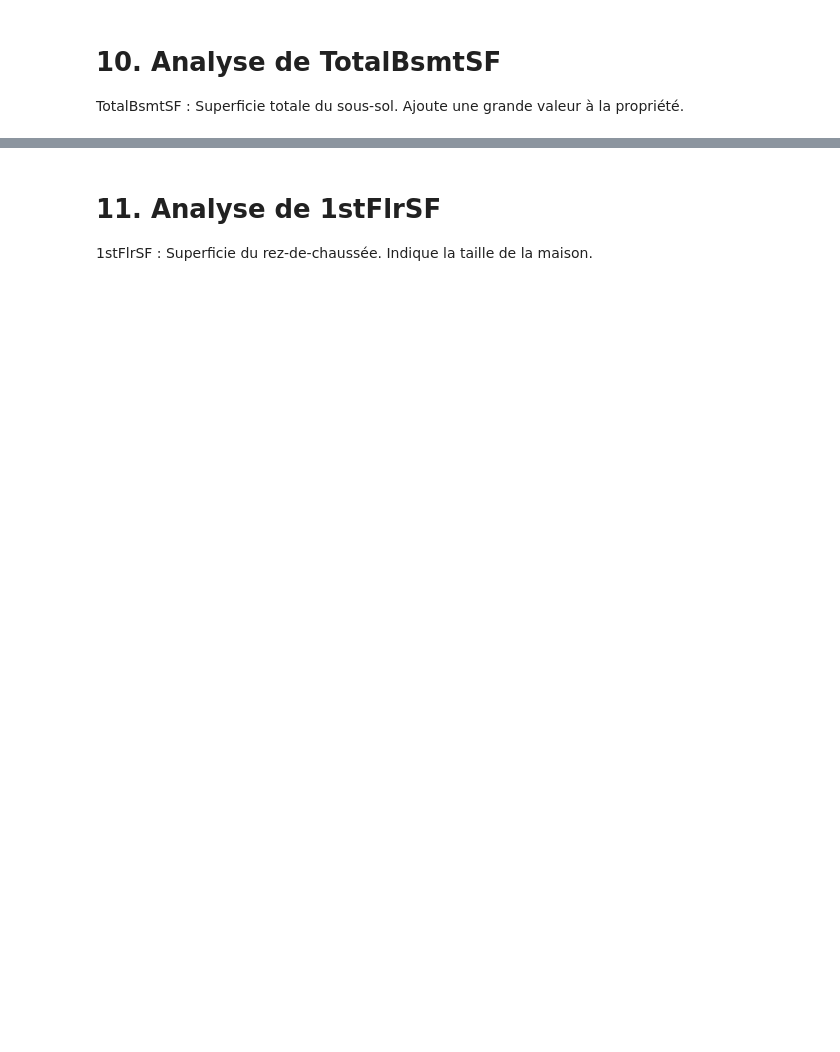
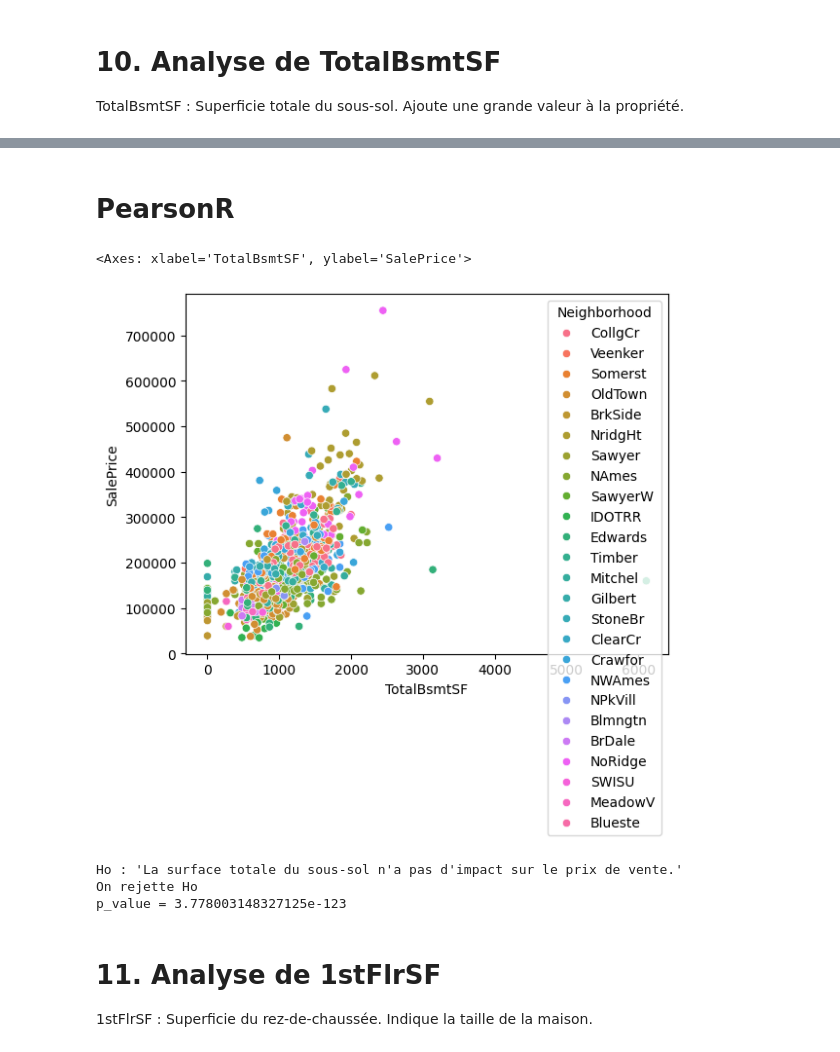
Before and after one commit to SimonGallien/prix-immobilier, a Jupyter notebook: EDA_Univariate.ipynb, the cells around one changed output, grey strips where cells are left out. Saved outputs shown, nothing was run; the diff lists cells and outputs as text; code cells hidden in the pictures; blank space fills up the shorter version.

```diff
--- a/EDA_Univariate.ipynb
+++ b/EDA_Univariate.ipynb
@@ -783,3 +834,26 @@ TotalBsmtSF : Superficie totale du sous-sol. Ajoute une grande valeur à la prop
+# %% [markdown]
+# PearsonR
+# %%
+sns.scatterplot(data=df, x="TotalBsmtSF", y="SalePrice", hue="Neighborhood")
+# %% [output]
+<Axes: xlabel='TotalBsmtSF', ylabel='SalePrice'>
+[figure, added]
+# %%
+print("Ho : 'La surface totale du sous-sol n'a pas d'impact sur le prix de vente.'")
+
+alpha = 0.02
+p_value = pearsonr(df["TotalBsmtSF"], df["SalePrice"]).pvalue
+
+if p_value < alpha:
+    print("On rejette Ho")
+else:
+    print("On ne rejette pas Ho")
+
+print(f"p_value = {p_value}")
+# %% [output]
+Ho : 'La surface totale du sous-sol n'a pas d'impact sur le prix de vente.'
+On rejette Ho
+p_value = 3.778003148327125e-123
 # %% [markdown]
 # 11. Analyse de 1stFlrSF
 1stFlrSF : Superficie du rez-de-chaussée. Indique la taille de la maison.
```
Also changed, not shown: parts of 33 cells of this notebook.
